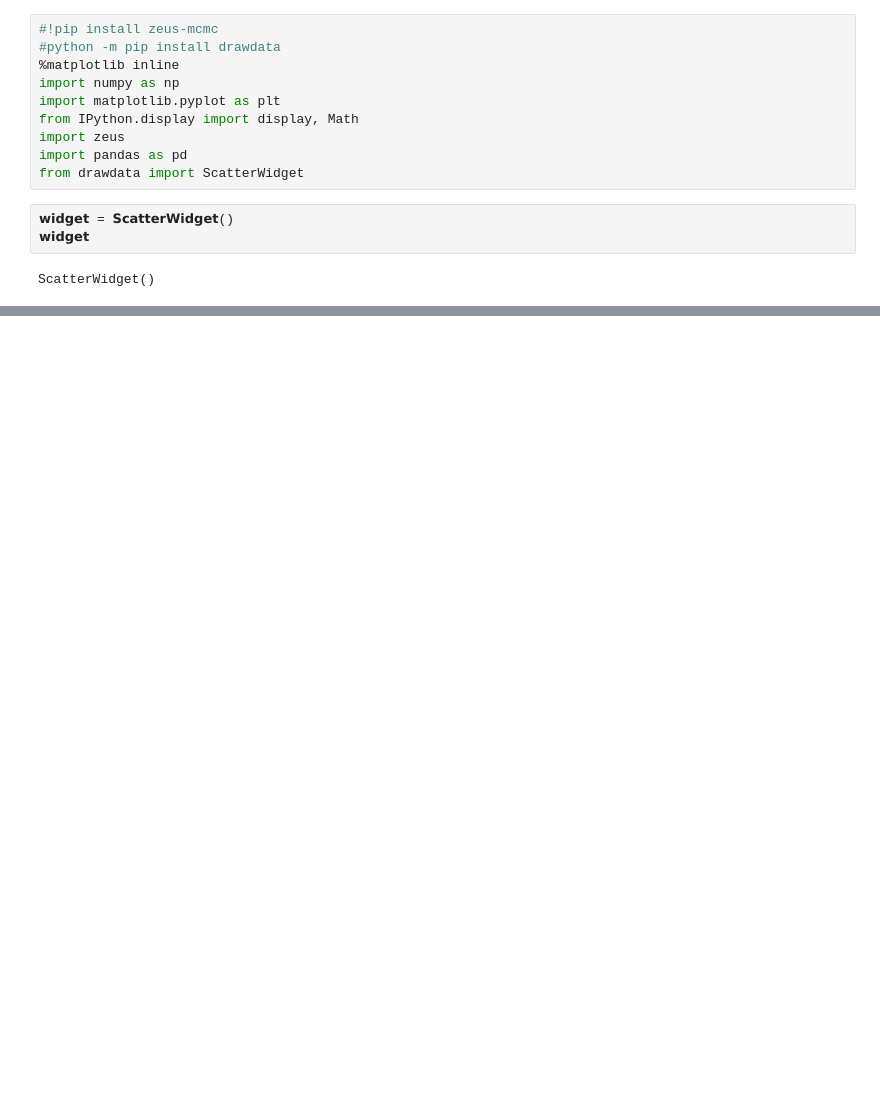
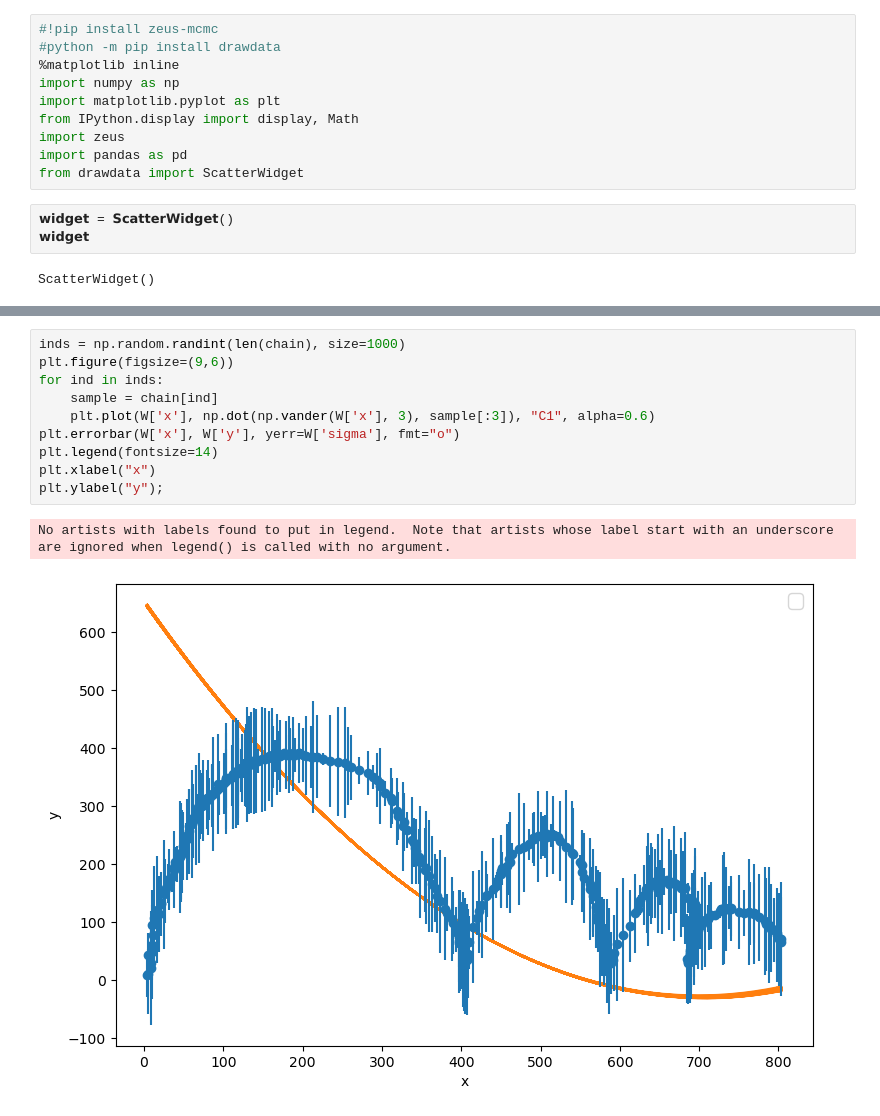
Before and after one commit to hol1m4n/PhysAstroNotes, a Jupyter notebook: Tools/MCMC AstroJournal 2025.ipynb, the cells around one changed output, grey strips where cells are left out. Drawn from its saved outputs; the diff is of its cells as text; blank space fills up the shorter version.

```diff
--- a/Tools/MCMC AstroJournal 2025.ipynb
+++ b/Tools/MCMC AstroJournal 2025.ipynb
@@ -59,0 +123,13 @@ def logprior(theta):
+# %%
+inds = np.random.randint(len(chain), size=1000)
+plt.figure(figsize=(9,6))
+for ind in inds:
+    sample = chain[ind]
+    plt.plot(W['x'], np.dot(np.vander(W['x'], 3), sample[:3]), "C1", alpha=0.6)
+plt.errorbar(W['x'], W['y'], yerr=W['sigma'], fmt="o")
+plt.legend(fontsize=14)
+plt.xlabel("x")
+plt.ylabel("y");
+# %% [output]
+No artists with labels found to put in legend.  Note that artists whose label start with an underscore are ignored when legend() is called with no argument.
+[figure, added]
```
Also changed, not shown: parts of 19 cells of this notebook.
